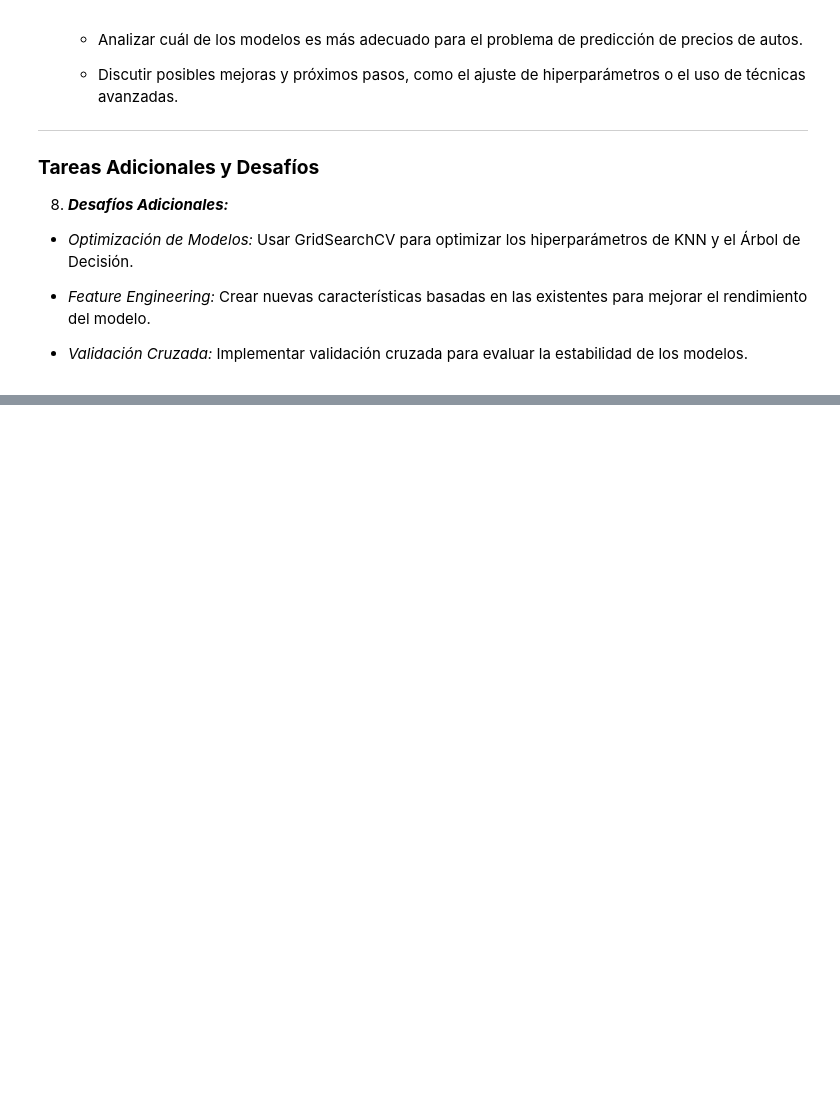
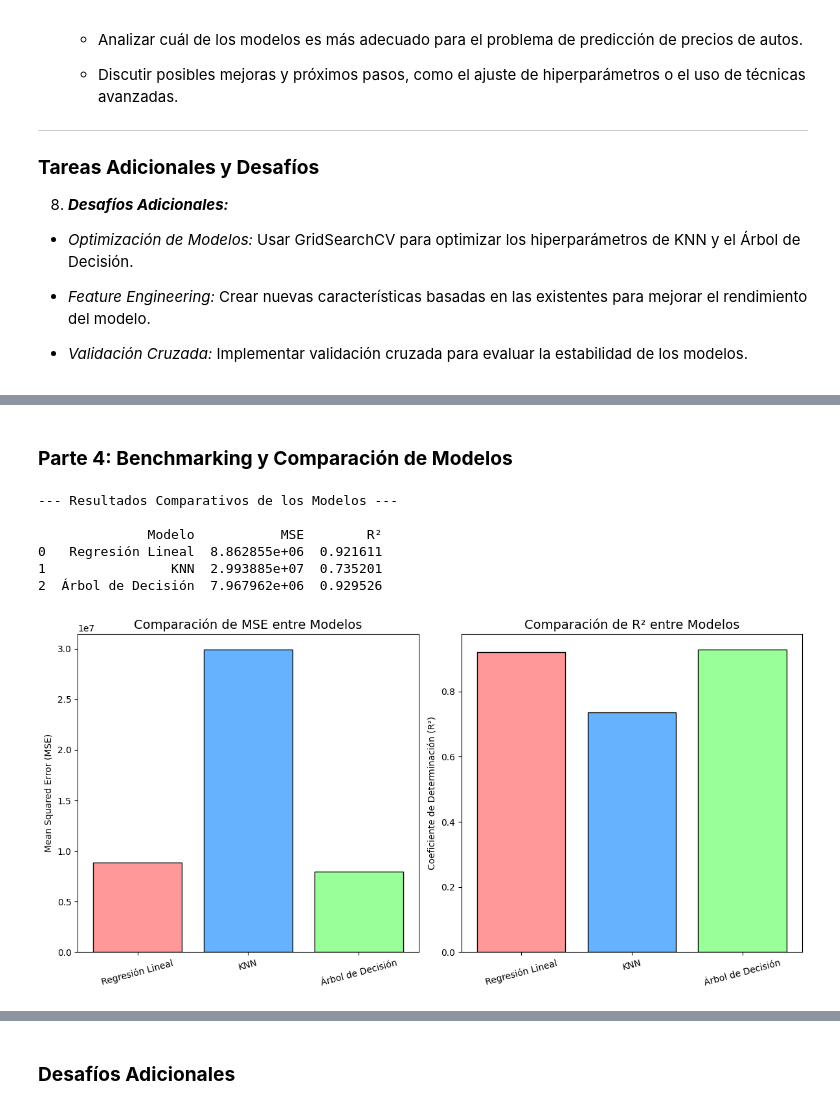
Before and after one commit to aemorel/CodingDojo, a Jupyter notebook: Módulo_2_ML/Tareas_ML/Andrea_Echague_Pred_Autos.ipynb, the cells around one changed output, grey strips where cells are left out. Cells and saved outputs as stored; diff of their text form; code cells hidden in the pictures; blank space fills up the shorter version.

```diff
--- a/Módulo_2_ML/Tareas_ML/Andrea_Echague_Pred_Autos.ipynb
+++ b/Módulo_2_ML/Tareas_ML/Andrea_Echague_Pred_Autos.ipynb
@@ -342,0 +451,77 @@ Ejemplo de datos escalados:
+# %% [markdown]
+### **Parte 4: Benchmarking y Comparación de Modelos**
+# %%
+# Convertir los resultados en un DataFrame para análisis
+results_df = pd.DataFrame(results).T  # Transponer para mostrar modelos como filas
+results_df.index.name = "Modelo"
+results_df.reset_index(inplace=True)
+
+# Mostrar la tabla comparativa
+print("\n--- Resultados Comparativos de los Modelos ---\n")
+print(results_df)
+
+# Visualizar los resultados
+plt.figure(figsize=(12, 6))
+
+# Gráfico de barras para MSE
+plt.subplot(1, 2, 1)
+plt.bar(results_df["Modelo"], results_df["MSE"], color=["#FF9999", "#66B2FF", "#99FF99"], edgecolor="black")
+plt.title("Comparación de MSE entre Modelos", fontsize=14)
+plt.ylabel("Mean Squared Error (MSE)")
+plt.xticks(rotation=15)
+
+# Gráfico de barras para R²
+plt.subplot(1, 2, 2)
+plt.bar(results_df["Modelo"], results_df["R²"], color=["#FF9999", "#66B2FF", "#99FF99"], edgecolor="black")
+plt.title("Comparación de R² entre Modelos", fontsize=14)
+plt.ylabel("Coeficiente de Determinación (R²)")
+plt.xticks(rotation=15)
+
+plt.tight_layout()
+plt.show()
+
+# Discusión sobre diferencias en el rendimiento y análisis de resultados
+print("\n--- Discusión sobre las diferencias en el rendimiento ---\n")
+best_model = None
+best_r2 = float('-inf')  # Inicializar con un valor muy bajo para comparar
+
+for index, row in results_df.iterrows():
+    print(f"Modelo: {row['Modelo']}")
+    print(f"- MSE: {row['MSE']:.2f}")
+    print(f"- R²: {row['R²']:.2f}")
+    if row["R²"] > best_r2:
+        best_model = row['Modelo']
+        best_r2 = row["R²"]
+
+    # Interpretación del rendimiento
+    if row["R²"] > 0.8:
+        print(f"  -> Este modelo explica una alta proporción de la varianza en los datos.")
+        print(f"  -> Es adecuado para predecir precios de autos en este contexto.\n")
+    elif row["R²"] > 0.5:
+        print(f"  -> Este modelo tiene un rendimiento moderado, pero podría mejorarse con ajustes.\n")
+    else:
+        print(f"  -> Este modelo tiene un rendimiento bajo y podría no ser adecuado.\n")
+
+# Interpretación de los resultados generales
+print("\n--- Interpretación de Resultados ---\n")
+print(f"El modelo con el mejor desempeño basado en R² es: {best_model} (R² = {best_r2:.2f})")
+
+# Posibles mejoras y próximos pasos
+print("\n--- Posibles Mejoras y Próximos Pasos ---\n")
+print("- Realizar ajustes en los hiperparámetros de los modelos:")
+print("  - Para Árbol de Decisión: probar con diferentes valores de 'max_depth' y 'min_samples_split'.")
+print("  - Para KNN: probar con diferentes valores de 'n_neighbors'.")
+print("- Usar validación cruzada para evaluar la estabilidad y consistencia de los resultados.")
+print("- Considerar técnicas avanzadas como:")
+print("  - Random Forest o Gradient Boosting para mejorar el rendimiento de los Árboles de Decisión.")
+print("  - Reducción de dimensionalidad (PCA) si hay muchas variables independientes.")
+print("- Analizar la importancia de las características para identificar las más relevantes.")
+print("- Aumentar el tamaño del conjunto de datos (si es posible) para mejorar la generalización del modelo.")
+# %% [output]
+--- Resultados Comparativos de los Modelos ---
+
+              Modelo           MSE        R²
+0   Regresión Lineal  8.862855e+06  0.921611
+1                KNN  2.993885e+07  0.735201
+2  Árbol de Decisión  7.967962e+06  0.929526
+[figure, added]
@@ -342,0 +545,2 @@ Ejemplo de datos escalados:
+# %% [markdown]
+### **Desafíos Adicionales**
```
Also changed, not shown: parts of 11 cells of this notebook.
